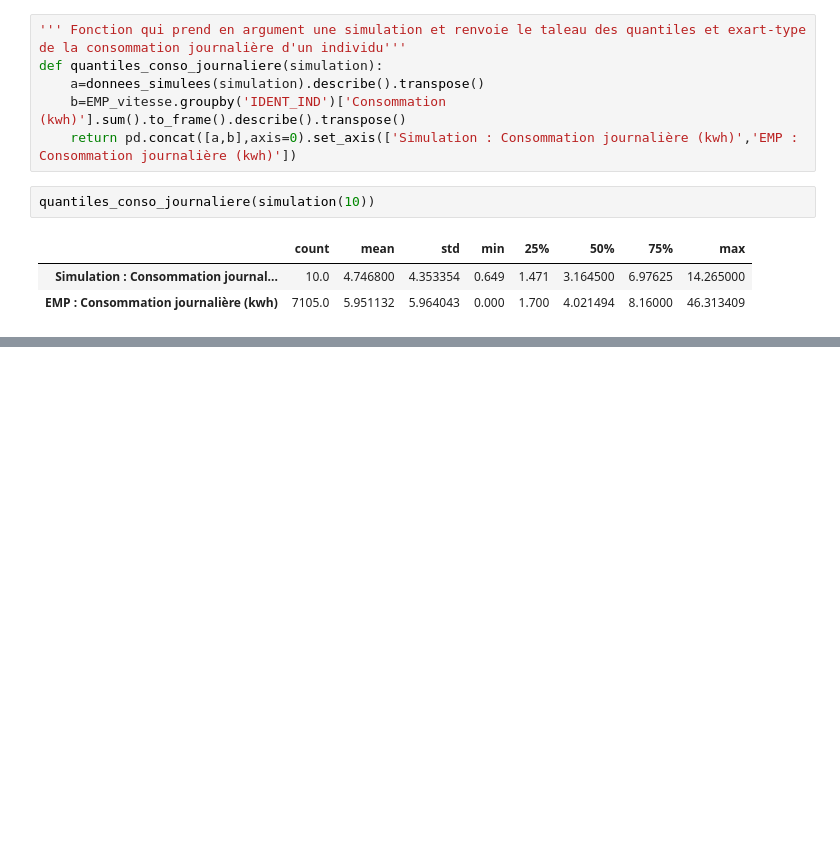
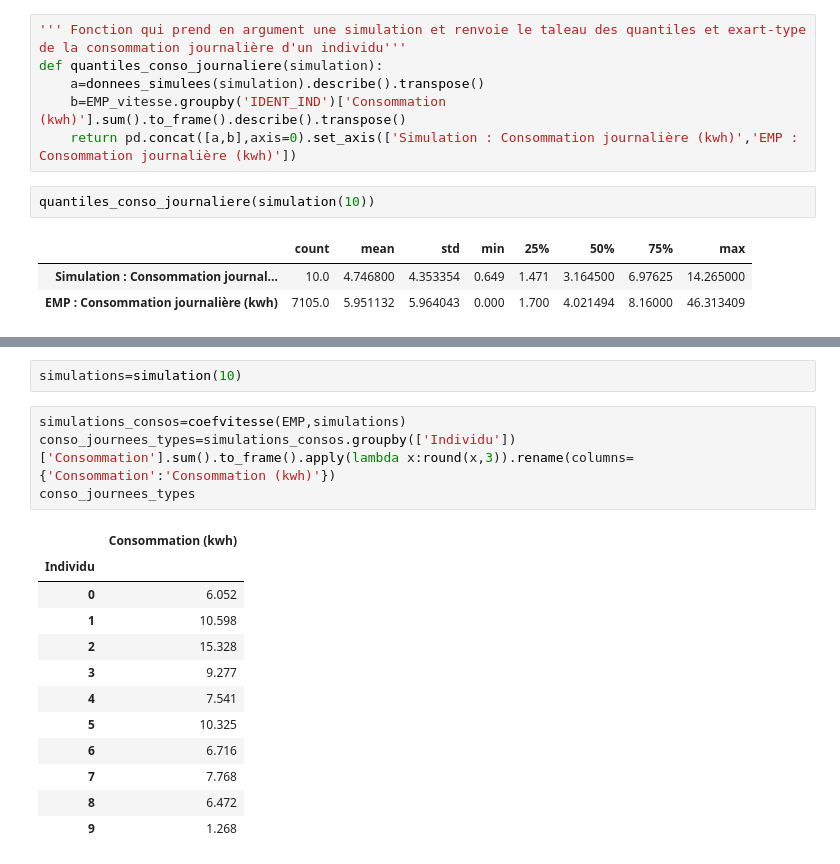
Before and after one commit to kilianguillon/Projet_statapp, a Jupyter notebook: Test.ipynb, the cells around one changed output, grey strips where cells are left out. Cells and saved outputs as stored; diff of their text form; blank space fills up the shorter version.

```diff
--- a/Test.ipynb
+++ b/Test.ipynb
@@ -390,0 +391,19 @@ densite_conso_journaliere(donnees_simulees(simulation(10)))
+# %%
+simulations=simulation(10)
+# %%
+simulations_consos=coefvitesse(EMP,simulations)
+conso_journees_types=simulations_consos.groupby(['Individu'])['Consommation'].sum().to_frame().apply(lambda x:round(x,3)).rename(columns={'Consommation':'Consommation (kwh)'})
+conso_journees_types
+# %% [output]
+|  | Consommation (kwh) |
+| Individu |  |
+| 0 | 6.052 |
+| 1 | 10.598 |
+| 2 | 15.328 |
+| 3 | 9.277 |
+| 4 | 7.541 |
+| 5 | 10.325 |
+| 6 | 6.716 |
+| 7 | 7.768 |
+| 8 | 6.472 |
+| 9 | 1.268 |
```
Also changed, not shown: parts of 2 cells of this notebook.
